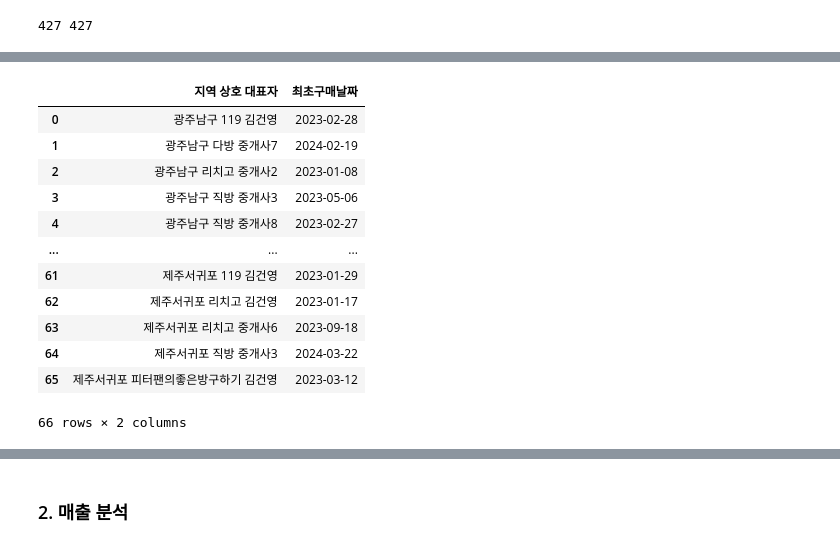
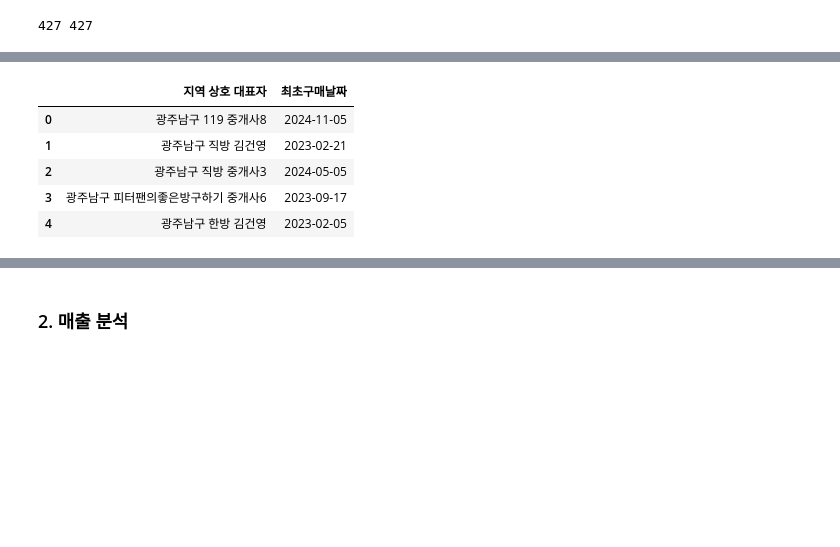
Before and after one commit to kunyoungkim/portfolio, a Jupyter notebook: event_taxonomy/sales_analysis.ipynb, the cells around one changed output, grey strips where cells are left out. Cells and saved outputs as stored; diff of their text form; code cells hidden in the pictures; blank space fills up the shorter version.

```diff
--- a/event_taxonomy/sales_analysis.ipynb
+++ b/event_taxonomy/sales_analysis.ipynb
@@ -344,21 +341,14 @@ Name: 신규연장, dtype: int64
 # %%
 nan_agent_list = df.loc[df['신규연장'].isna(), '지역 상호 대표자'].unique().tolist()
 nan_agent_first_purchase_date = df.loc[df['지역 상호 대표자'].isin(nan_agent_list)].groupby(['지역 상호 대표자'])['날짜'].min().reset_index().rename(columns={'날짜':'최초구매날짜'})
-nan_agent_first_purchase_date
+nan_agent_first_purchase_date.head()
 # %% [output]
 |  | 지역 상호 대표자 | 최초구매날짜 |
-| 0 | 광주남구 119 김건영 | 2023-02-28 |
-| 1 | 광주남구 다방 중개사7 | 2024-02-19 |
-| 2 | 광주남구 리치고 중개사2 | 2023-01-08 |
-| 3 | 광주남구 직방 중개사3 | 2023-05-06 |
-| 4 | 광주남구 직방 중개사8 | 2023-02-27 |
-| ... | ... | ... |
-| 61 | 제주서귀포 119 김건영 | 2023-01-29 |
-| 62 | 제주서귀포 리치고 김건영 | 2023-01-17 |
-| 63 | 제주서귀포 리치고 중개사6 | 2023-09-18 |
-| 64 | 제주서귀포 직방 중개사3 | 2024-03-22 |
-| 65 | 제주서귀포 피터팬의좋은방구하기 김건영 | 2023-03-12 |
+| 0 | 광주남구 119 중개사8 | 2024-11-05 |
+| 1 | 광주남구 직방 김건영 | 2023-02-21 |
+| 2 | 광주남구 직방 중개사3 | 2024-05-05 |
+| 3 | 광주남구 피터팬의좋은방구하기 중개사6 | 2023-09-17 |
+| 4 | 광주남구 한방 김건영 | 2023-02-05 |
-66 rows × 2 columns
 # %%
 df_merge_first_purchase = df.merge(nan_agent_first_purchase_date, how='left', on='지역 상호 대표자')
 df_merge_first_purchase.loc[(~df_merge_first_purchase['최초구매날짜'].isna()) & df_merge_first_purchase['신규연장'].isna()]
```
Also changed, not shown: parts of 30 cells of this notebook.
